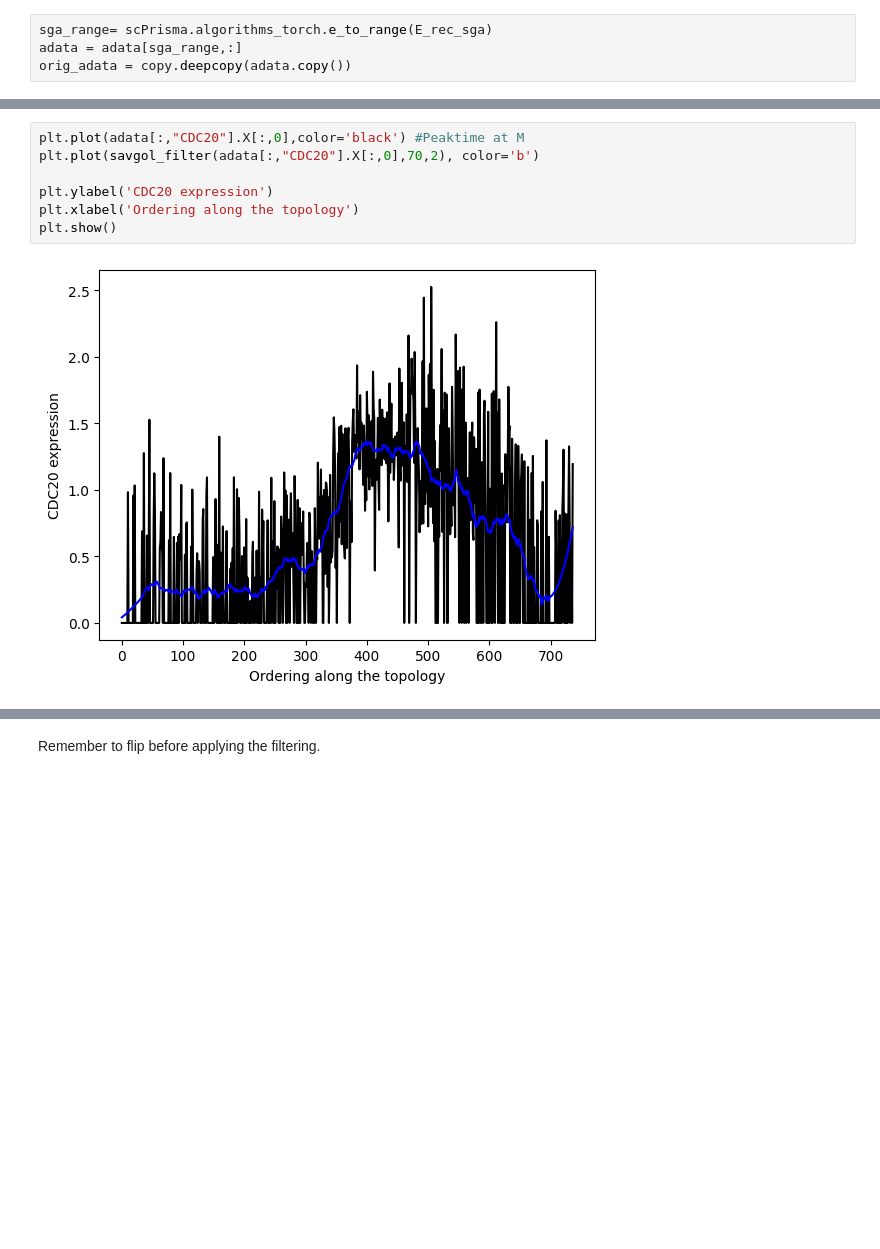
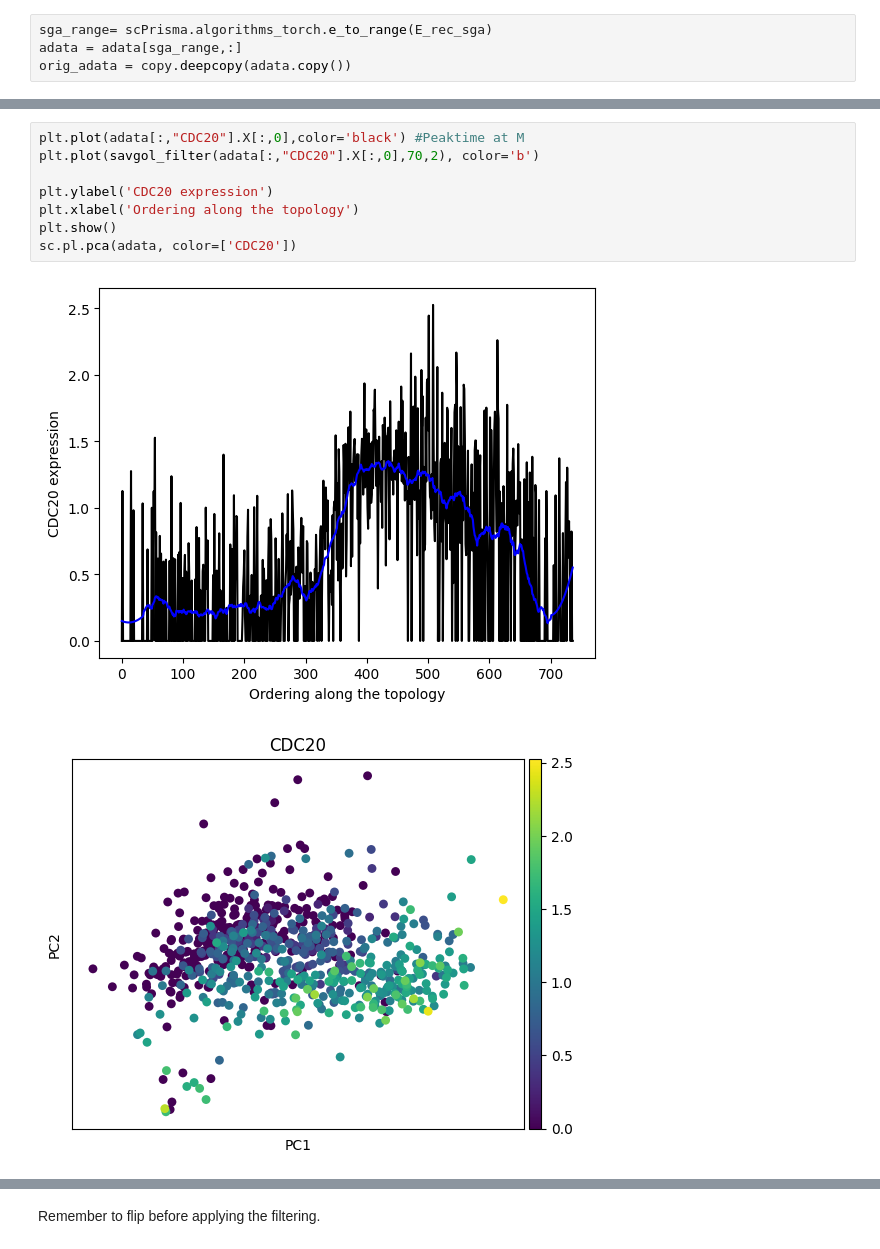
Before and after one commit to nitzanlab/scPrisma, a Jupyter notebook: tutorials/gpu/tutorial_de_novo_reconstruction_gpu.ipynb, the cells around one changed output, grey strips where cells are left out. Drawn from its saved outputs; the diff is of its cells as text; blank space fills up the shorter version.

```diff
--- a/tutorials/gpu/tutorial_de_novo_reconstruction_gpu.ipynb
+++ b/tutorials/gpu/tutorial_de_novo_reconstruction_gpu.ipynb
@@ -85,12 +88,14 @@ plt.show()
 # %%
 plt.plot(adata[:,"CDC20"].X[:,0],color='black') #Peaktime at M
 plt.plot(savgol_filter(adata[:,"CDC20"].X[:,0],70,2), color='b')
 
 plt.ylabel('CDC20 expression')
 plt.xlabel('Ordering along the topology')
 plt.show()
+sc.pl.pca(adata, color=['CDC20'])
 # %% [output]
-[figure, old version]
+[figure, new version]
+[figure, added]
 # %% [markdown]
 <h2> B- Enhancement workflow</h2>
 <h3> B.1 Genes inference</h3>
```
Also changed, not shown: parts of 20 cells of this notebook.
